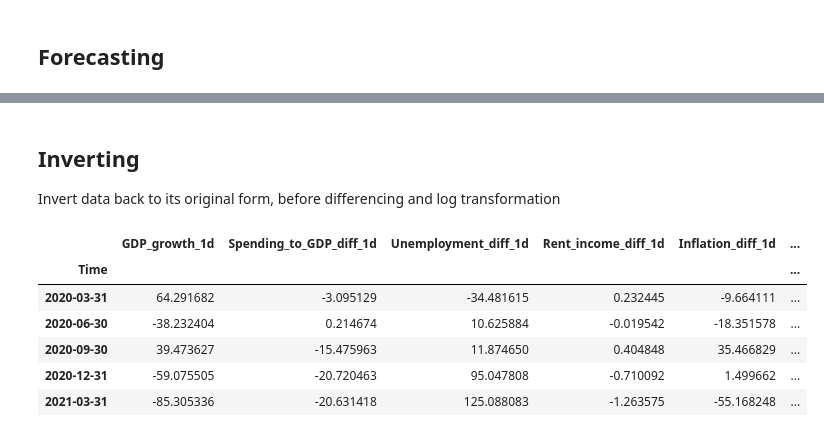
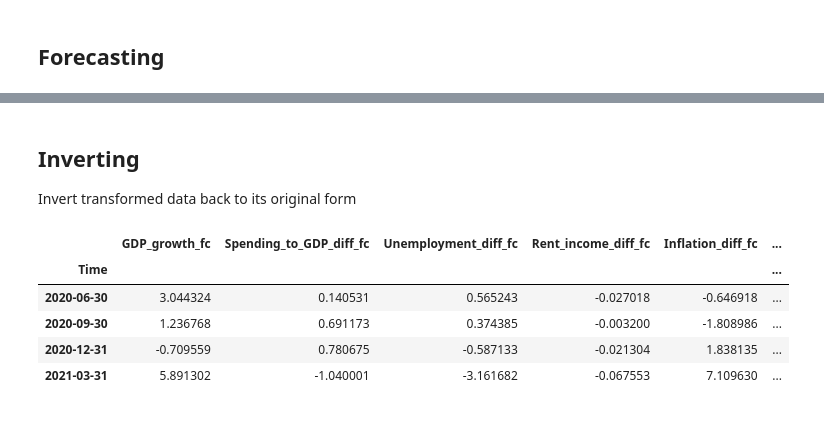
Before and after one commit to hoytlui/GDP-Growth-Forecast-Multivariate-Time-Series-Analysis, a Jupyter notebook: 5_modeling.ipynb, the cells around one changed output, grey strips where cells are left out. Cells and saved outputs as stored; diff of their text form; code cells hidden in the pictures.

Commit message:
added irf, fevd, fixed inverting, plotted forecast

```diff
--- a/5_modeling.ipynb
+++ b/5_modeling.ipynb
@@ -91,3 +98,3 @@ FEVD for GDP_growth
 # %% [markdown]
 ## Inverting
-Invert data back to its original form, before differencing and log transformation
+Invert transformed data back to its original form
@@ -97,12 +101,15 @@ predictions = results.forecast(results.y, steps=nobs)
+# %%
+nobs = 4
+df_train, df_test = df[0:-nobs], df[-nobs:]
 # %%
-df_forecast = pd.DataFrame(predictions, index=df.index[-nobs:], columns=df.columns + '_1d')
+pred = results.forecast(results.y, steps=nobs)
+df_forecast = pd.DataFrame(pred, index=df.index[-nobs:], columns=df.columns+'_fc')
 df_forecast.tail()
 # %% [output]
-|  | GDP_growth_1d | Spending_to_GDP_diff_1d | Unemployment_diff_1d | Rent_income_diff_1d | Inflation_diff_1d | ... |
+|  | GDP_growth_fc | Spending_to_GDP_diff_fc | Unemployment_diff_fc | Rent_income_diff_fc | Inflation_diff_fc | ... |
 | Time |  |  |  |  |  | ... |
-| 2020-03-31 | 64.291682 | -3.095129 | -34.481615 | 0.232445 | -9.664111 | ... |
-| 2020-06-30 | -38.232404 | 0.214674 | 10.625884 | -0.019542 | -18.351578 | ... |
-| 2020-09-30 | 39.473627 | -15.475963 | 11.874650 | 0.404848 | 35.466829 | ... |
-| 2020-12-31 | -59.075505 | -20.720463 | 95.047808 | -0.710092 | 1.499662 | ... |
-| 2021-03-31 | -85.305336 | -20.631418 | 125.088083 | -1.263575 | -55.168248 | ... |
+| 2020-06-30 | 3.044324 | 0.140531 | 0.565243 | -0.027018 | -0.646918 | ... |
+| 2020-09-30 | 1.236768 | 0.691173 | 0.374385 | -0.003200 | -1.808986 | ... |
+| 2020-12-31 | -0.709559 | 0.780675 | -0.587133 | -0.021304 | 1.838135 | ... |
+| 2021-03-31 | 5.891302 | -1.040001 | -3.161682 | -0.067553 | 7.109630 | ... |
 # %%
```
Also changed, not shown: parts of 32 cells of this notebook.
